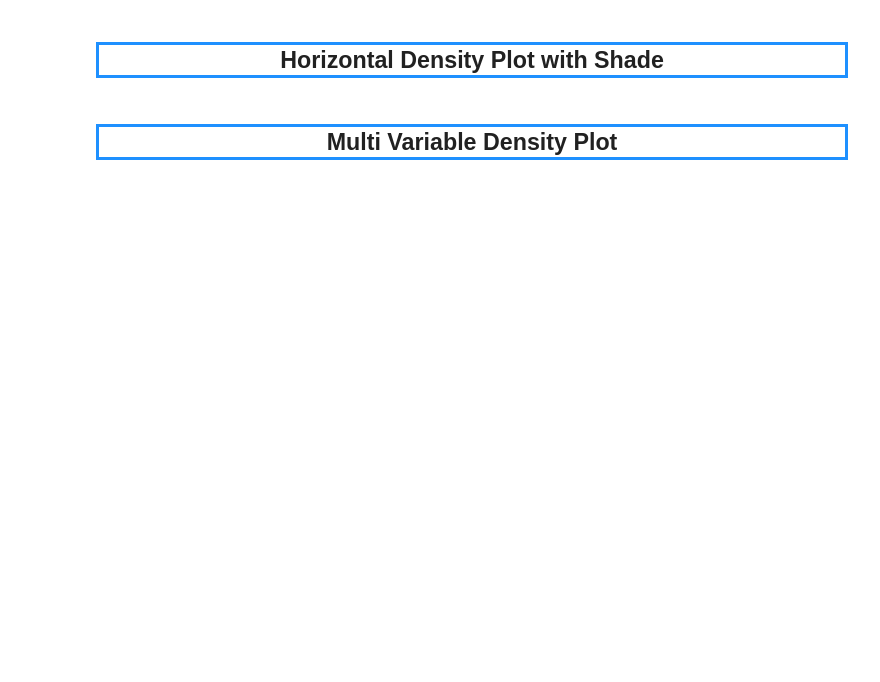
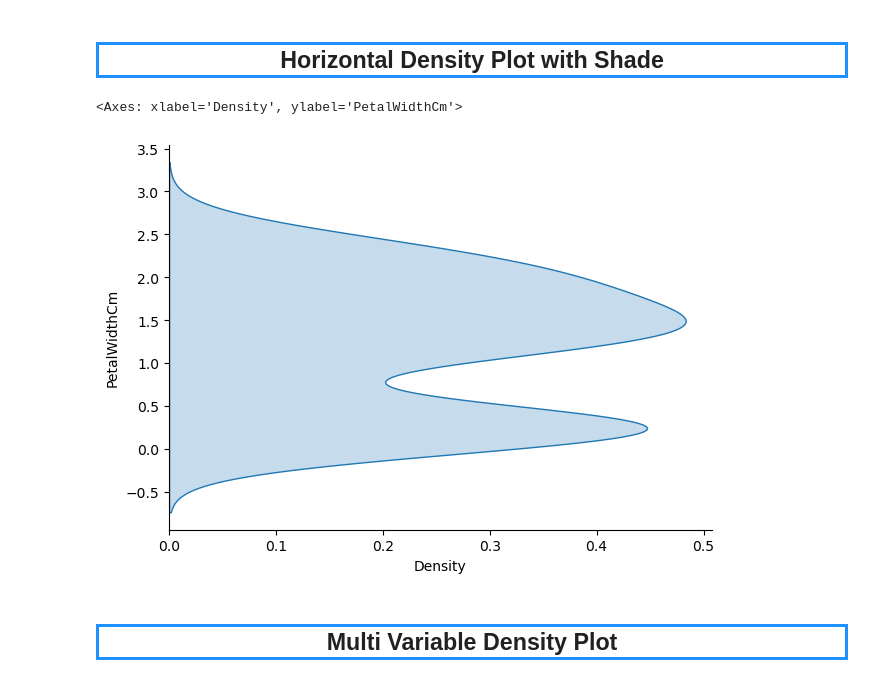
Before and after one commit to FredrikDellby/ML-For-Beginners, a Jupyter notebook: 2-Regression/2-Data/seaborn_intro.ipynb, the cells around one changed output. Cells and saved outputs as stored; diff of their text form; code cells hidden in the pictures; blank space fills up the shorter version.

```diff
--- a/2-Regression/2-Data/seaborn_intro.ipynb
+++ b/2-Regression/2-Data/seaborn_intro.ipynb
@@ -254,7 +264,11 @@ sns.kdeplot(iris['PetalWidthCm'], vertical=True)
 # %%
 f, ax = plt.subplots(figsize=(7, 5))
 sns.despine(f)
-sns.kdeplot(iris['PetalWidthCm'], vertical=True, shade=True)
+#sns.kdeplot(iris['PetalWidthCm'], vertical=True, shade=True)
+sns.kdeplot(data=iris, y='PetalWidthCm', fill=True)
+# %% [output]
+<Axes: xlabel='Density', ylabel='PetalWidthCm'>
+[figure, added]
 # %% [markdown]
 <a id="multiple_density_plot"></a>
 <h2 style='border:3px solid DodgerBlue;'><center>Multi Variable Density Plot</center></h2>
```
Also changed, not shown: parts of 12 cells of this notebook.
